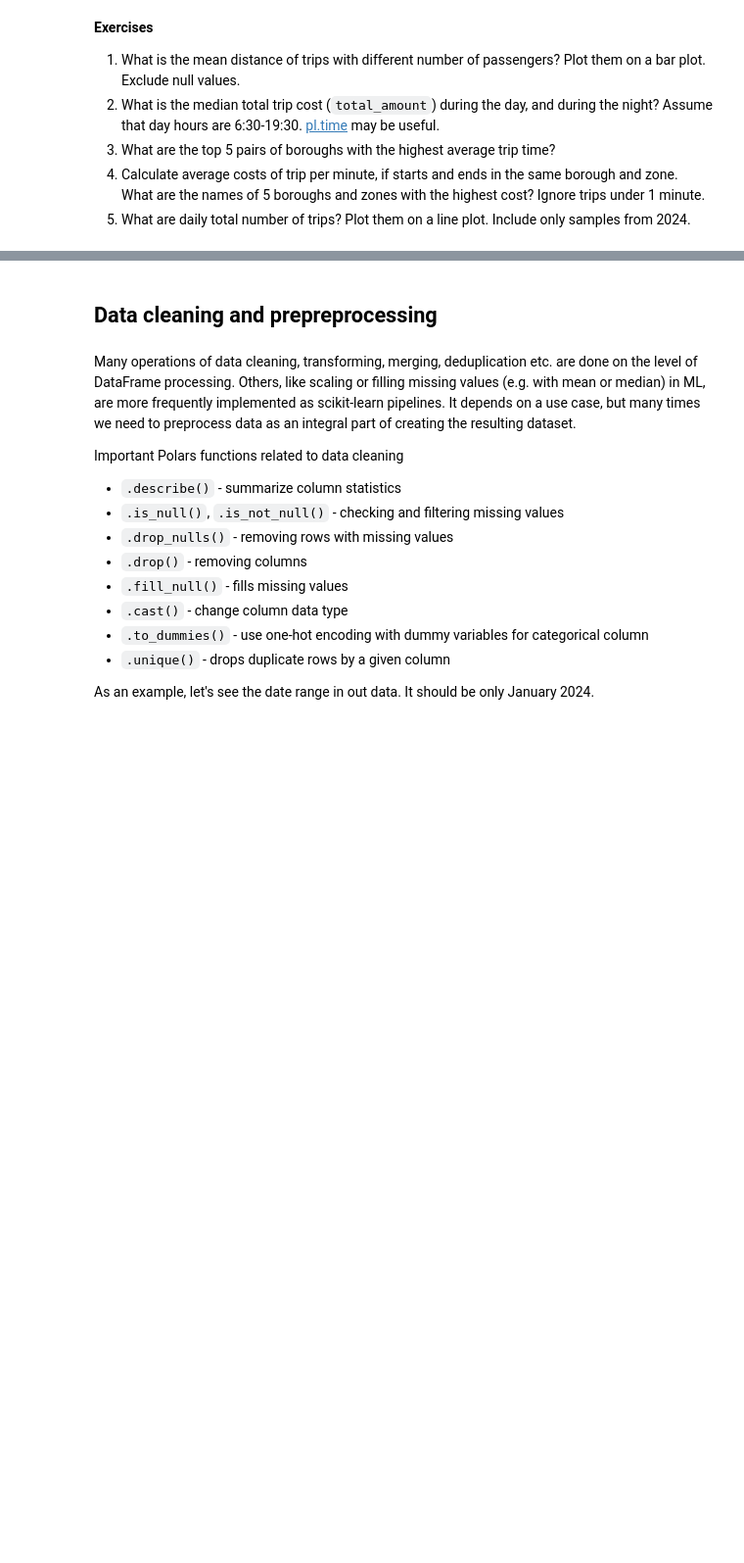
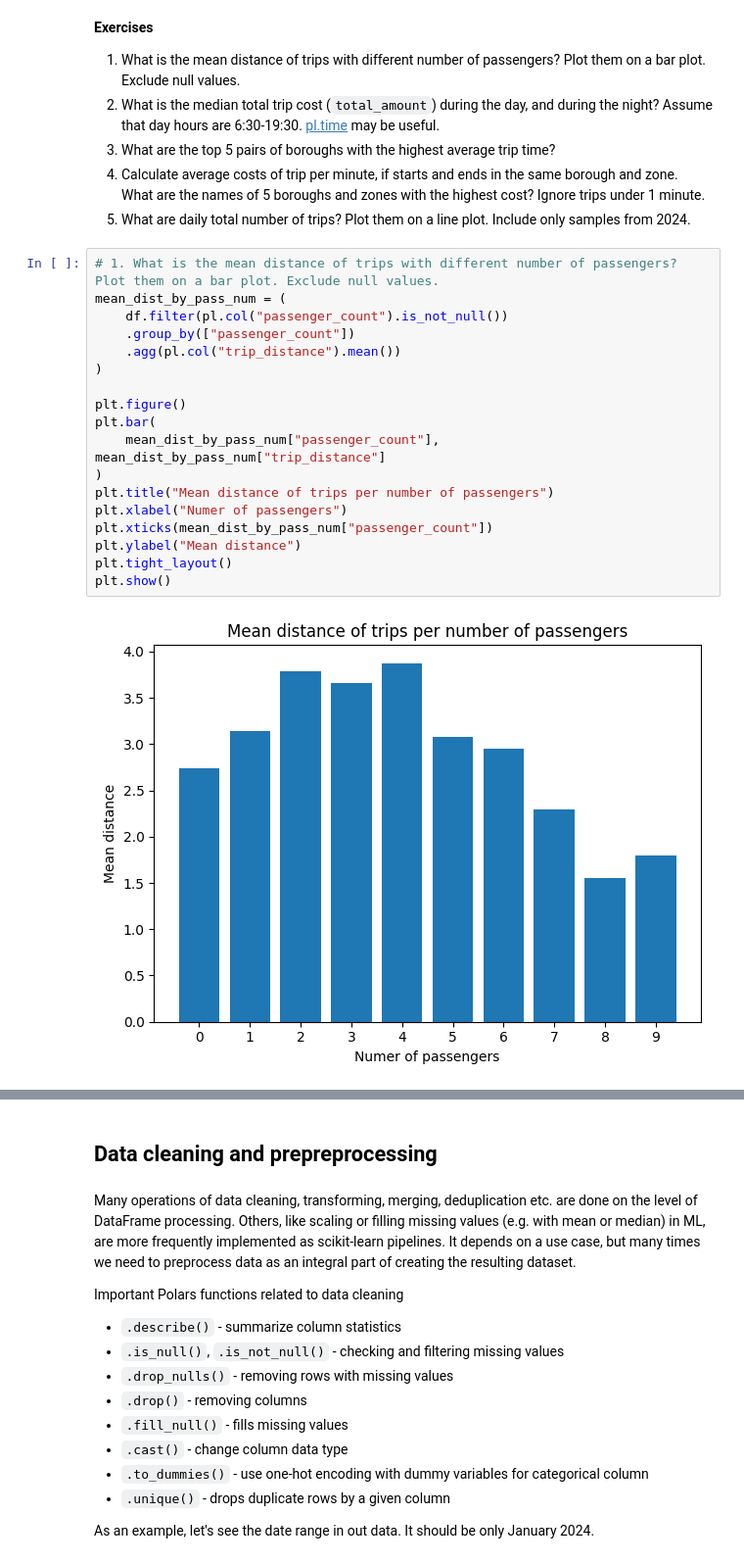
Before and after one commit to juliaryb/MLOps1, a Jupyter notebook: lab03/notebook_polars.ipynb, the cells around one changed output, grey strips where cells are left out. Shown at 98% size. Drawn from its saved outputs; the diff is of its cells as text; blank space fills up the shorter version.

```diff
--- a/lab03/notebook_polars.ipynb
+++ b/lab03/notebook_polars.ipynb
@@ -507,3 +615,23 @@ df_daily_avg_trip_times
 3. What are the top 5 pairs of boroughs with the highest average trip time?
 4. Calculate average costs of trip per minute, if starts and ends in the same borough and zone. What are the names of 5 boroughs and zones with the highest cost? Ignore trips under 1 minute.
 5. What are daily total number of trips? Plot them on a line plot. Include only samples from 2024.
+# %%
+# 1. What is the mean distance of trips with different number of passengers? Plot them on a bar plot. Exclude null values.
+mean_dist_by_pass_num = (
+    df.filter(pl.col("passenger_count").is_not_null())
+    .group_by(["passenger_count"])
+    .agg(pl.col("trip_distance").mean())
+)
+
+plt.figure()
+plt.bar(
+    mean_dist_by_pass_num["passenger_count"], mean_dist_by_pass_num["trip_distance"]
+)
+plt.title("Mean distance of trips per number of passengers")
+plt.xlabel("Numer of passengers")
+plt.xticks(mean_dist_by_pass_num["passenger_count"])
+plt.ylabel("Mean distance")
+plt.tight_layout()
+plt.show()
+# %% [output]
+[figure, added]
```
Also changed, not shown: parts of 44 cells of this notebook, 1 other file.
